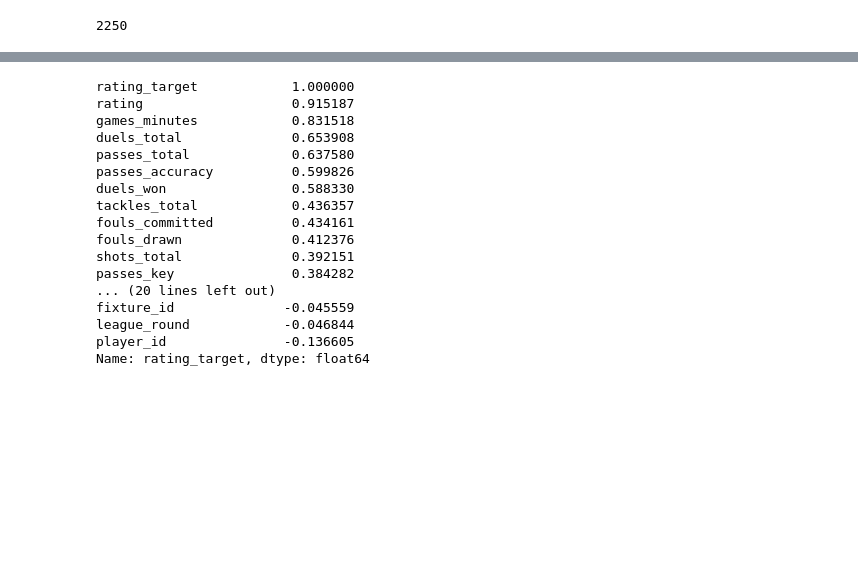
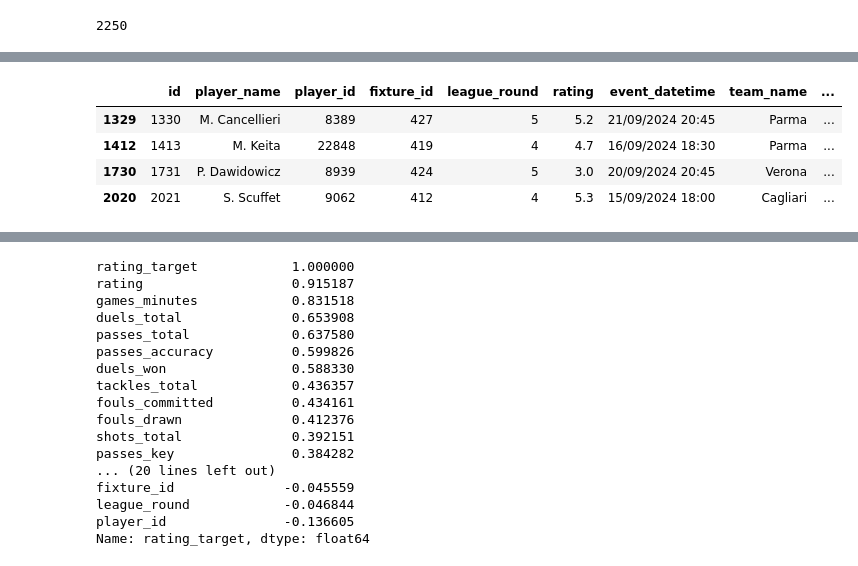
Before and after one commit to FrankMaverick/fantacalcio-rating-optimizer, a Jupyter notebook: 01_exploratory_data_analysis.ipynb, the cells around one changed output, grey strips where cells are left out. Drawn from its saved outputs; the diff is of its cells as text; code cells hidden in the pictures; blank space fills up the shorter version.

```diff
--- a/01_exploratory_data_analysis.ipynb
+++ b/01_exploratory_data_analysis.ipynb
@@ -10,6 +10,8 @@ from sklearn.metrics import root_mean_squared_error
 file_path = './data/rating_stats.csv'
 df = pd.read_csv(file_path, delimiter=';')
 
+pd.set_option('display.max_columns', None)
+
 # Controllo delle prime righe del dataset per visualizzare i dati
 df.head()
 # %% [output]
@@ -26,0 +40,8 @@ len(df)
+# %%
+df[(df['rating'] > 0) & (df['rating'] < 5.5) ]
+# %% [output]
+|  | id | player_name | player_id | fixture_id | league_round | rating | event_datetime | team_name | ... |
+| 1329 | 1330 | M. Cancellieri | 8389 | 427 | 5 | 5.2 | 21/09/2024 20:45 | Parma | ... |
+| 1412 | 1413 | M. Keita | 22848 | 419 | 4 | 4.7 | 16/09/2024 18:30 | Parma | ... |
+| 1730 | 1731 | P. Dawidowicz | 8939 | 424 | 5 | 3.0 | 20/09/2024 20:45 | Verona | ... |
+| 2020 | 2021 | S. Scuffet | 9062 | 412 | 4 | 5.3 | 15/09/2024 18:00 | Cagliari | ... |
```
Also changed, not shown: parts of 8 cells of this notebook, 8 other files.
